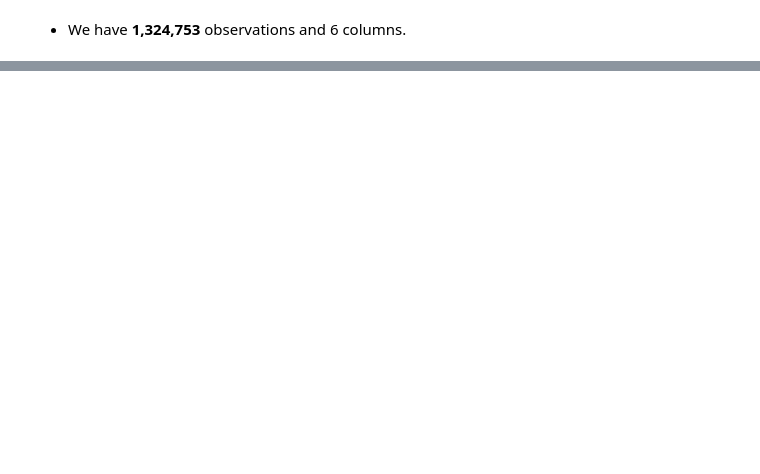
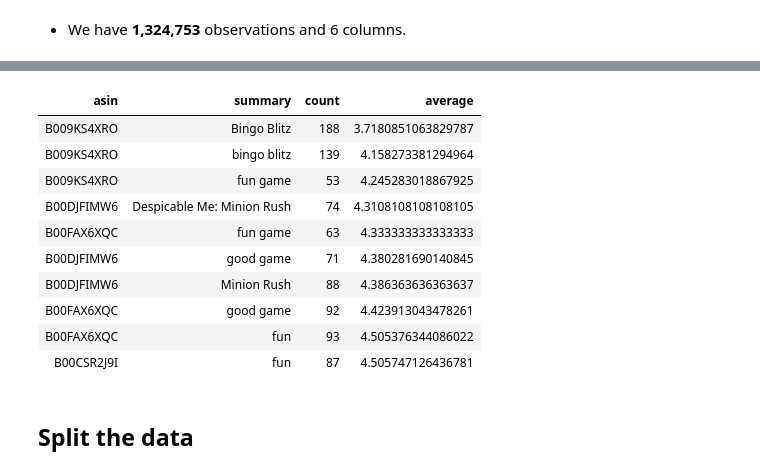
Before and after one commit to salma71/MSDS_SU2020, a Jupyter notebook: Recommender_system612/week_5/amazon_reviews.ipynb, the cells around one changed output, grey strips where cells are left out. Saved outputs shown, nothing was run; the diff lists cells and outputs as text; code cells hidden in the pictures; blank space fills up the shorter version.

Commit message:
process the data, visualize it

```diff
--- a/Recommender_system612/week_5/amazon_reviews.ipynb
+++ b/Recommender_system612/week_5/amazon_reviews.ipynb
@@ -174,0 +193,20 @@ display(review_dist_df)
+# %%
+products_with_more_50_review = product_ids_with_avg_ratings_df.filter(f.col('count')>=50)\
+  .sort('average')
+
+print('products_with_more_50_review: ')
+display(products_with_more_50_review.head(10))
+# %% [output]
+| asin | summary | count | average |
+| B009KS4XRO | Bingo Blitz | 188 | 3.7180851063829787 |
+| B009KS4XRO | bingo blitz | 139 | 4.158273381294964 |
+| B009KS4XRO | fun game | 53 | 4.245283018867925 |
+| B00DJFIMW6 | Despicable Me: Minion Rush | 74 | 4.3108108108108105 |
+| B00FAX6XQC | fun game | 63 | 4.333333333333333 |
+| B00DJFIMW6 | good game | 71 | 4.380281690140845 |
+| B00DJFIMW6 | Minion Rush | 88 | 4.386363636363637 |
+| B00FAX6XQC | good game | 92 | 4.423913043478261 |
+| B00FAX6XQC | fun | 93 | 4.505376344086022 |
+| B00CSR2J9I | fun | 87 | 4.505747126436781 |
+# %% [markdown]
+## Split the data
```
Also changed, not shown: parts of 2 cells of this notebook.
